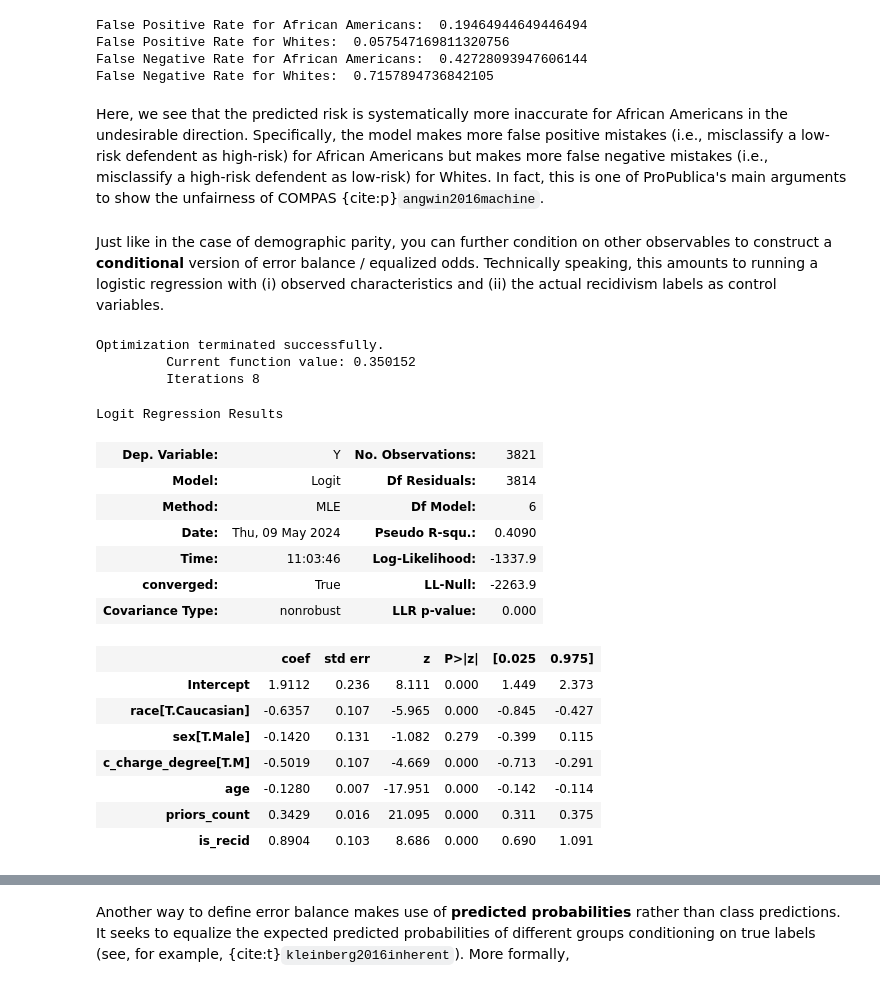
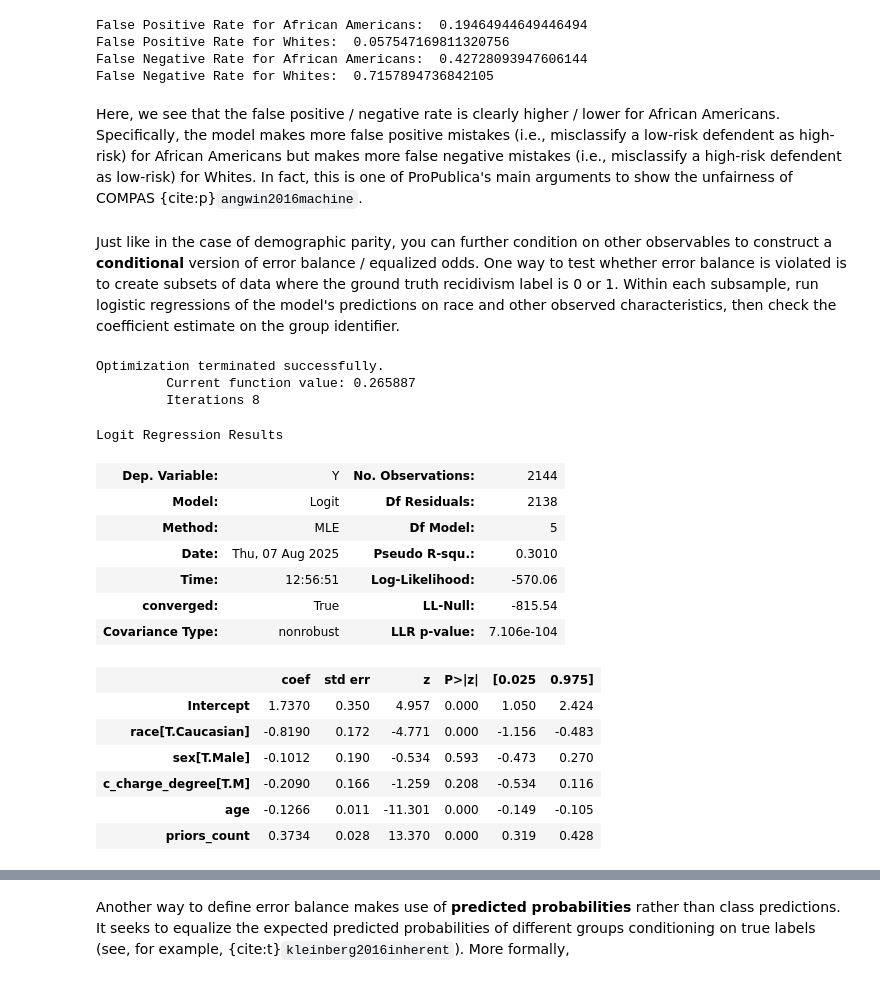
Before and after one commit to mochenyang/Responsible-AI, a Jupyter notebook: book/content/1-2-measure.ipynb, the cells around one changed output, grey strips where cells are left out. Cells and saved outputs as stored; diff of their text form; code cells hidden in the pictures.

Commit message:
content update after teaching MSBA iteration

```diff
--- a/book/content/1-2-measure.ipynb
+++ b/book/content/1-2-measure.ipynb
@@ -159,33 +159,33 @@ False Positive Rate for Whites:  0.057547169811320756
 False Negative Rate for African Americans:  0.42728093947606144
 False Negative Rate for Whites:  0.7157894736842105
 # %% [markdown]
-Here, we see that the predicted risk is systematically more inaccurate for African Americans in the undesirable direction. Specifically, the model makes more false positive mistakes (i.e., misclassify a low-risk defendent as high-risk) for African Americans but makes more false negative mistakes (i.e., misclassify a high-risk defendent as low-risk) for Whites. In fact, this is one of ProPublica's main arguments to show the unfairness of COMPAS {cite:p}`angwin2016machine`.
+Here, we see that the false positive / negative rate is clearly higher / lower for African Americans. Specifically, the model makes more false positive mistakes (i.e., misclassify a low-risk defendent as high-risk) for African Americans but makes more false negative mistakes (i.e., misclassify a high-risk defendent as low-risk) for Whites. In fact, this is one of ProPublica's main arguments to show the unfairness of COMPAS {cite:p}`angwin2016machine`.
 # %% [markdown]
-Just like in the case of demographic parity, you can further condition on other observables to construct a **conditional** version of error balance / equalized odds. Technically speaking, this amounts to running a logistic regression with (i) observed characteristics and (ii) the actual recidivism labels as control variables.
+Just like in the case of demographic parity, you can further condition on other observables to construct a **conditional** version of error balance / equalized odds. One way to test whether error balance is violated is to create subsets of data where the ground truth recidivism label is 0 or 1. Within each subsample, run logistic regressions of the model's predictions on race and other observed characteristics, then check the coefficient estimate on the group identifier.
-# %%
-# evaluate conditional error balance / equalized odds
-import statsmodels.formula.api as smf
-# convert score_text to 1 and 0
-compas_binary['Y'] = compas_binary['score_text'].apply(lambda x: 1 if x == 'High' else 0)
-model = smf.logit(formula = "Y ~ race + age + sex + priors_count + c_charge_degree + two_year_recid", data = compas_binary).fit()
-model.summary()
-# %% [output]
-Optimization terminated successfully.
-         Current function value: 0.350152
-         Iterations 8
-Logit Regression Results
-| Dep. Variable: | Y | No. Observations: | 3821 |
-| Model: | Logit | Df Residuals: | 3814 |
-| Method: | MLE | Df Model: | 6 |
-| Date: | Thu, 09 May 2024 | Pseudo R-squ.: | 0.4090 |
-| Time: | 11:03:46 | Log-Likelihood: | -1337.9 |
-| converged: | True | LL-Null: | -2263.9 |
-| Covariance Type: | nonrobust | LLR p-value: | 0.000 |
-|  | coef | std err | z | P>|z| | [0.025 | 0.975] |
-| Intercept | 1.9112 | 0.236 | 8.111 | 0.000 | 1.449 | 2.373 |
-| race[T.Caucasian] | -0.6357 | 0.107 | -5.965 | 0.000 | -0.845 | -0.427 |
-| sex[T.Male] | -0.1420 | 0.131 | -1.082 | 0.279 | -0.399 | 0.115 |
-| c_charge_degree[T.M] | -0.5019 | 0.107 | -4.669 | 0.000 | -0.713 | -0.291 |
-| age | -0.1280 | 0.007 | -17.951 | 0.000 | -0.142 | -0.114 |
-| priors_count | 0.3429 | 0.016 | 21.095 | 0.000 | 0.311 | 0.375 |
-| is_recid | 0.8904 | 0.103 | 8.686 | 0.000 | 0.690 | 1.091 |
+# %%
+# create two subsamples, respectively for two-year recidivism label 0 and 1
+compas_recid_0 = compas_binary[compas_binary['two_year_recid'] == 0]
+compas_recid_1 = compas_binary[compas_binary['two_year_recid'] == 1]
+# %%
+# regressions on recall of class 0
+model_recid_0 = smf.logit(formula = "Y ~ race + age + sex + priors_count + c_charge_degree", data = compas_recid_0).fit()
+model_recid_0.summary()
+# %% [output]
+Optimization terminated successfully.
+         Current function value: 0.265887
+         Iterations 8
+Logit Regression Results
+| Dep. Variable: | Y | No. Observations: | 2144 |
+| Model: | Logit | Df Residuals: | 2138 |
+| Method: | MLE | Df Model: | 5 |
+| Date: | Thu, 07 Aug 2025 | Pseudo R-squ.: | 0.3010 |
+| Time: | 12:56:51 | Log-Likelihood: | -570.06 |
+| converged: | True | LL-Null: | -815.54 |
+| Covariance Type: | nonrobust | LLR p-value: | 7.106e-104 |
+|  | coef | std err | z | P>|z| | [0.025 | 0.975] |
+| Intercept | 1.7370 | 0.350 | 4.957 | 0.000 | 1.050 | 2.424 |
+| race[T.Caucasian] | -0.8190 | 0.172 | -4.771 | 0.000 | -1.156 | -0.483 |
+| sex[T.Male] | -0.1012 | 0.190 | -0.534 | 0.593 | -0.473 | 0.270 |
+| c_charge_degree[T.M] | -0.2090 | 0.166 | -1.259 | 0.208 | -0.534 | 0.116 |
+| age | -0.1266 | 0.011 | -11.301 | 0.000 | -0.149 | -0.105 |
+| priors_count | 0.3734 | 0.028 | 13.370 | 0.000 | 0.319 | 0.428 |
```
Also changed, not shown: parts of 19 cells of this notebook, 2 other files.
